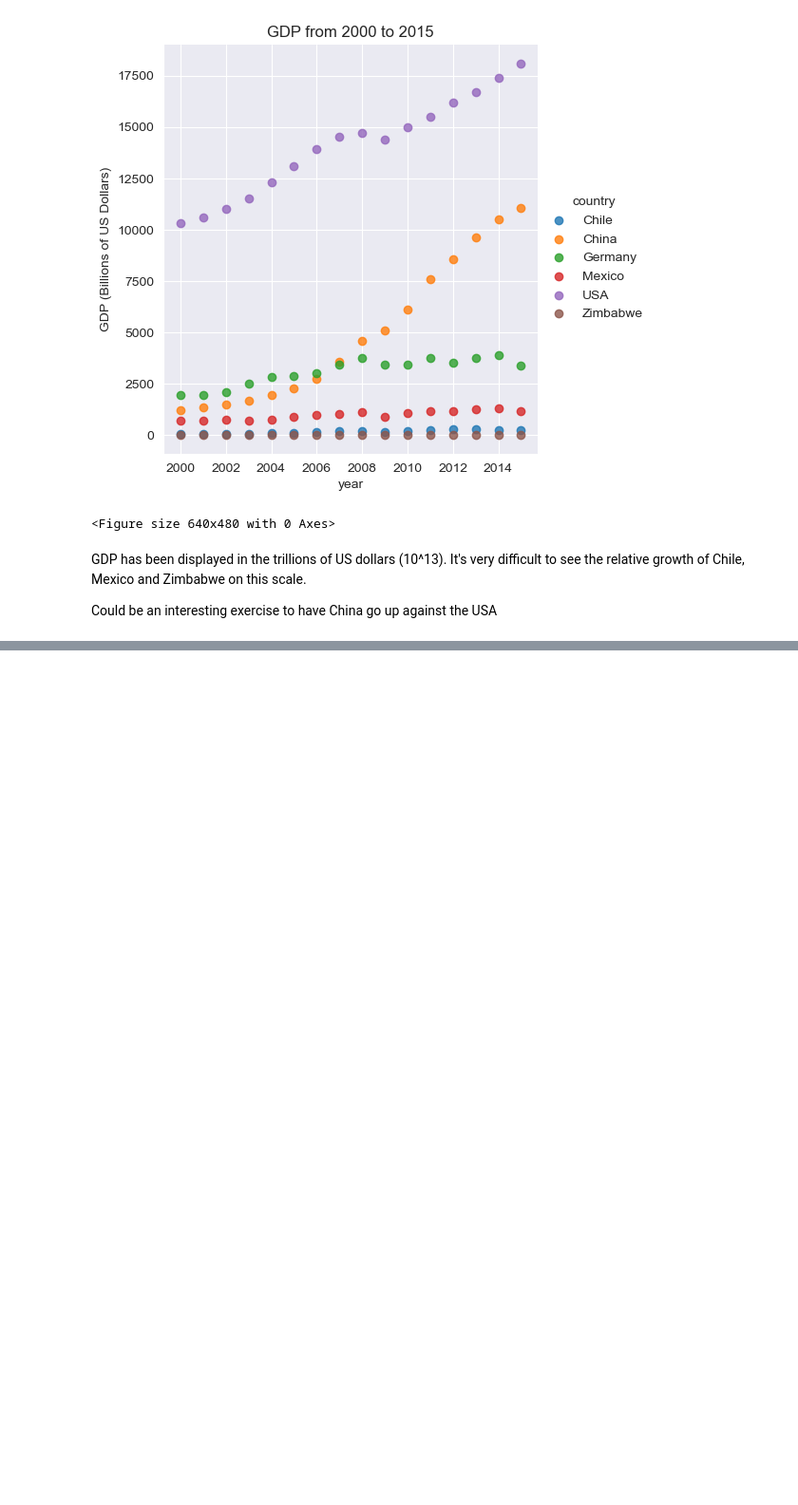
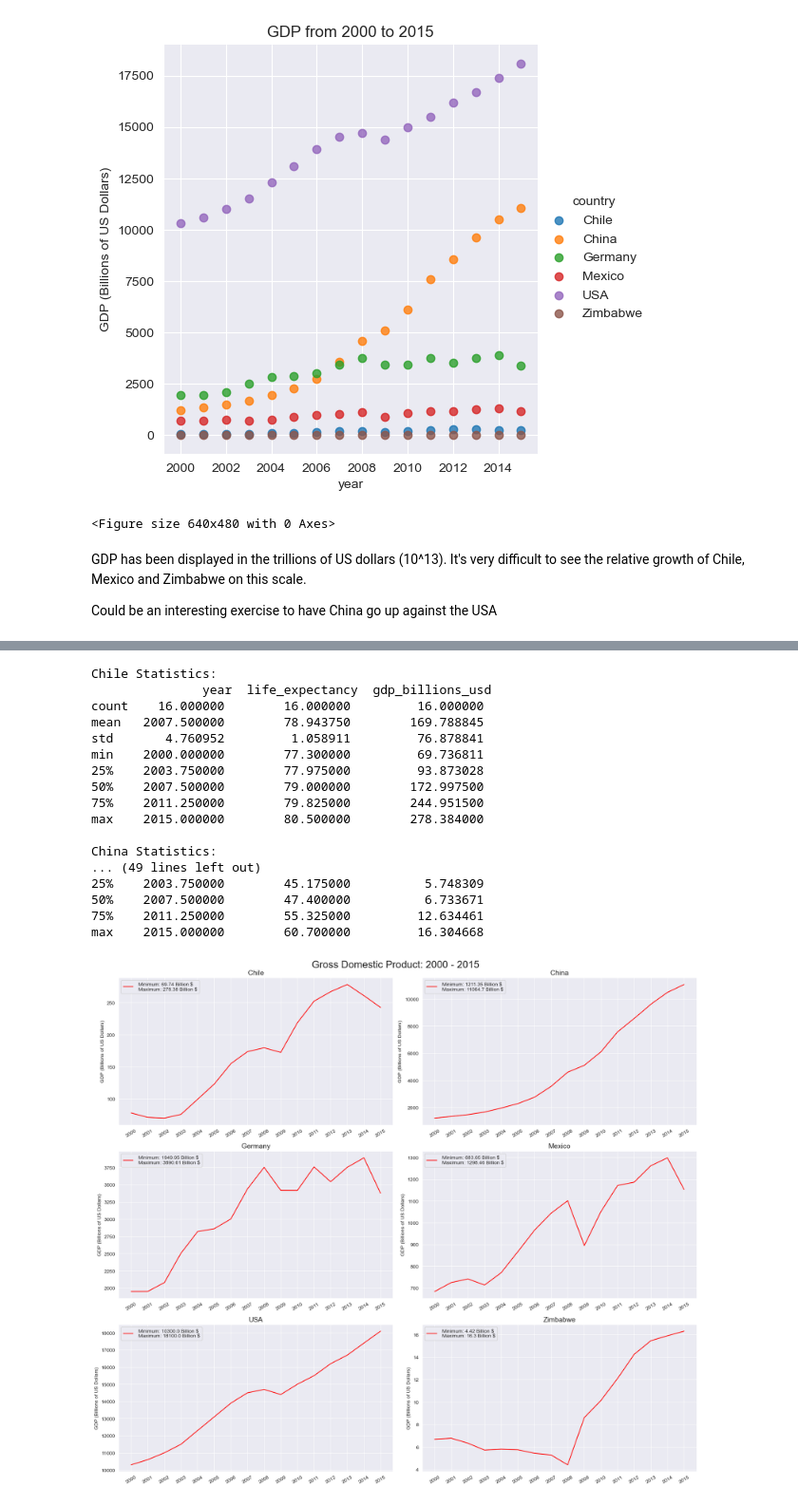
Before and after one commit to pineapple-bois/Life-Expectancy-and-GDP, a Jupyter notebook: life_expectancy_gdp.ipynb, the cells around one changed output, grey strips where cells are left out. Shown at 95% size. Drawn from its saved outputs; the diff is of its cells as text; code cells hidden in the pictures; blank space fills up the shorter version.

```diff
--- a/life_expectancy_gdp.ipynb
+++ b/life_expectancy_gdp.ipynb
@@ -89,0 +136,36 @@ Could be an interesting exercise to have China go up against the USA
+# %%
+fig = plt.figure(figsize=(17, 15))
+for i in range(len(country_list)):
+    ax = plt.subplot(3,2,(i+1))
+    country = country_list[i]
+    data = who_data[who_data["country"] == country]
+    print(f"{country} Statistics:\n {data.describe()}\n")
+    minimum = np.min(data['gdp_billions_usd'])
+    maximum = np.max(data['gdp_billions_usd'])
+    plt.plot(year_list, data['gdp_billions_usd'], color='red')
+    plt.ylabel("GDP (Billions of US Dollars)")
+    plt.xticks(year_list, rotation=30)
+    plt.title(country, fontsize=14)
+    plt.legend([f" Minimum: {round(minimum, 2)} Billion $\n Maximum: {round(maximum, 2)} Billion $"])
+fig.suptitle("Gross Domestic Product: 2000 - 2015", fontsize=20)
+fig.tight_layout()
+plt.show()
+# %% [output]
+Chile Statistics:
+               year  life_expectancy  gdp_billions_usd
+count    16.000000        16.000000         16.000000
+mean   2007.500000        78.943750        169.788845
+std       4.760952         1.058911         76.878841
+min    2000.000000        77.300000         69.736811
+25%    2003.750000        77.975000         93.873028
+50%    2007.500000        79.000000        172.997500
+75%    2011.250000        79.825000        244.951500
+max    2015.000000        80.500000        278.384000
+
+China Statistics:
+... (49 lines left out)
+25%    2003.750000        45.175000          5.748309
+50%    2007.500000        47.400000          6.733671
+75%    2011.250000        55.325000         12.634461
+max    2015.000000        60.700000         16.304668
+[figure, added]
```
Also changed, not shown: parts of 5 cells of this notebook.
